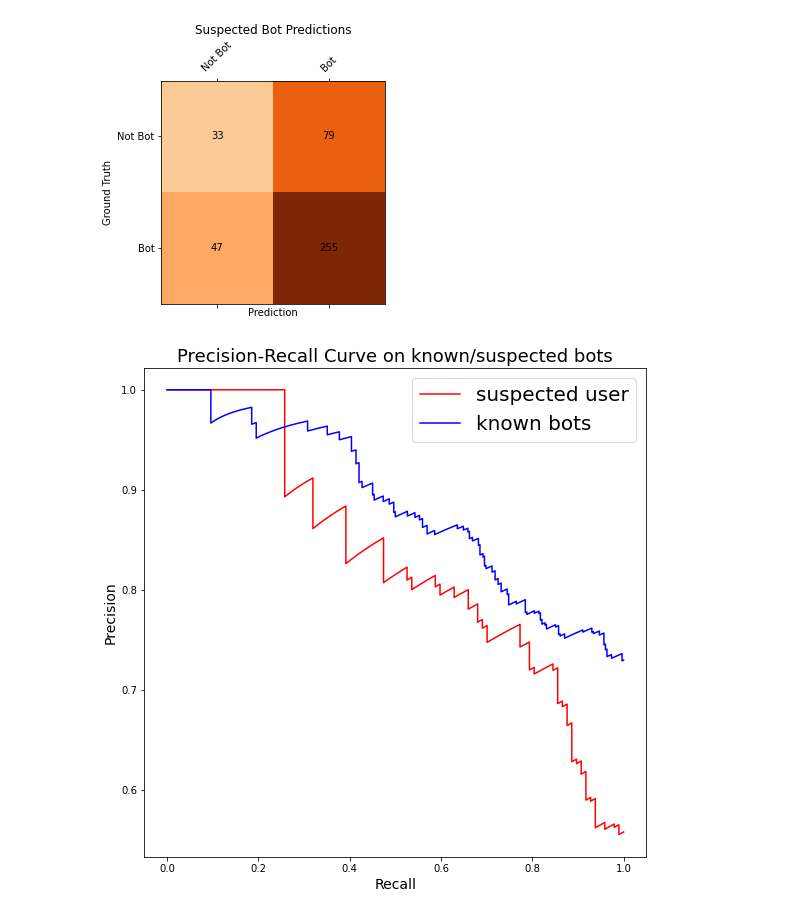
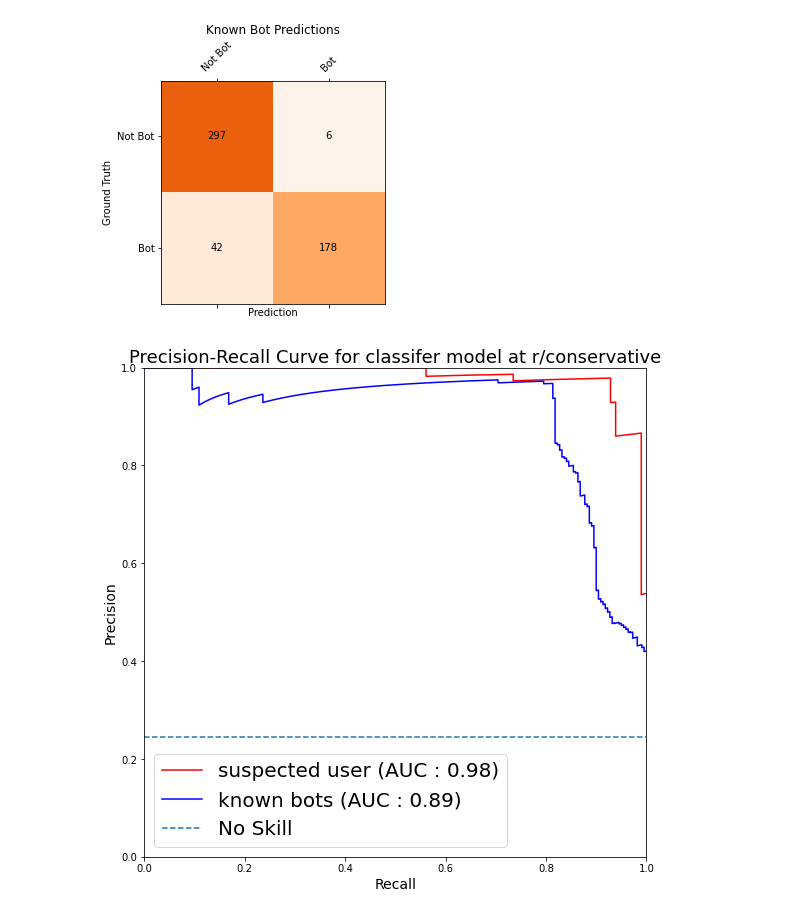
Before and after one commit to nateray42/DeCoBot, a Jupyter notebook: classifier.ipynb, the cells around one changed output. Saved outputs shown, nothing was run; the diff lists cells and outputs as text; code cells hidden in the pictures.

```diff
--- a/classifier.ipynb
+++ b/classifier.ipynb
@@ -112,9 +110,7 @@ df_sus
 def feature_extraction(df):
     df_copy = df.copy()
 #     df_copy.drop(columns=['avg_toxicity'])
-    for ind in df_copy.index:
-        df_copy['avg_comment_time_interval'][ind] = float(pd.to_timedelta(df_copy['avg_comment_time_interval'][ind]).total_seconds())
-        df_copy['avg_reply_speed'][ind] = float(pd.to_timedelta(df_copy['avg_reply_speed'][ind]).total_seconds())
+
 
     usernames = df_copy.values[:, 1]
     comment_karma = df_copy.values[:, 2]
@@ -126,8 +122,8 @@ def feature_extraction(df):
     time_interval = df_copy.values[:, 8]
     heuristics = df_copy.values[:, 9]
 
-    features = df_copy.values[:, 2:10]
-    labels = df_copy.values[:, 10]
+    features = df_copy.values[:, 1:9]
+    labels = df_copy.values[:, 9]
 
     return features, labels
 # %%
@@ -150,7 +146,7 @@ def train_df(df):
 
     return y_pred, y_test, y_score
 # %%
-def train_for_logit_df(df):
+def train_for_logit_df(df, df_type = 'sus'):
     features, labels = feature_extraction(df)
 
 
@@ -174,21 +170,24 @@ def train_for_logit_df(df):
     probabilities  = result.predict(X_test)
     y_pred = (probabilities >= 0.5).astype(int)
 
-    with open(f'summary.txt', 'w') as fh:
+    with open(f'summary_{df_type}.txt', 'w') as fh:
         fh.write(result.summary(xname=column_name).as_text())
 
-    return y_pred, y_test, probabilities
+    return y_pred, y_test, probabilities, result
 # %%
-def matrix(y_test, y_pred, cmap='Blues'):
+def matrix(y_test, y_pred, cmap='Blues', fig_type = 'sus'):
     matrix = confusion_matrix(y_test, y_pred)
 
 
     classes = ['Not Bot', 'Bot']
 
     plt.matshow(matrix, cmap=cmap)
-    plt.title('Suspected Bot Predictions')
+    if fig_type == 'sus':
+        plt.title('Suspected Bot Predictions')
+    else:
+        plt.title('Known Bot Predictions')
 #     plt.colorbar()
-    plt.clim(0,120)
+    plt.clim(0, 450)
     plt.ylabel('Ground Truth')
     plt.xlabel('Prediction')
 
@@ -199,5 +198,5 @@ def matrix(y_test, y_pred, cmap='Blues'):
         for j in range(len(classes)):
             plt.text(j, i, matrix[i, j], ha='center', va='center')
 
-    plt.savefig("confusion_matrix.png", dpi=600)
+    plt.savefig(f"confusion_matrix_{fig_type}.png", dpi=800, bbox_inches = "tight")
 # %%
@@ -231,3 +222,3 @@ avg_comment_time_interval -7.388e-08   4.23e-08     -1.745      0.081   -1.57e-0
 # %%
-y_pred_all, y_test_all, y_score_all = train_df(df_all)
+y_pred_all, y_test_all, y_score_all, known_model = train_for_logit_df(df_known_model, df_type = 'known')
 # %% [output]
@@ -249,23 +246,29 @@ matrix(y_test_sus, y_pred_sus)
 # %%
-matrix(y_test_all, y_pred_all, cmap="Oranges")
+matrix(y_test_all, y_pred_all, cmap="Oranges", fig_type = 'known')
 # %% [output]
-[figure, old version]
+[figure, new version]
 # %%
 precision_sus, recall_sus, thresholds_sus = precision_recall_curve(y_test_sus, y_score_sus)
 precision_all, recall_all, thresholds_all = precision_recall_curve(y_test_all, y_score_all)
 
 plt.figure(figsize=(9, 9))
-plt.plot(recall_sus, precision_sus, 'r', label='suspected user')
-plt.plot(recall_all, precision_all, 'b', label='known bots')
+plt.plot(recall_sus, precision_sus, 'r', label='suspected user (AUC : 0.98)')
+plt.plot(recall_all, precision_all, 'b', label='known bots (AUC : 0.89)')
+no_skill = len(y_test_sus[y_test_sus==1]) / len(y_test_sus)
+plt.plot([0, 1], [no_skill, no_skill], linestyle='--', label='No Skill')
 leg = plt.legend(prop={'size': 20})
 plt.xlabel("Recall", fontsize=14)
 plt.ylabel("Precision", fontsize=14)
-# plt.xlim([0, 1])
-# plt.ylim([0, 1])
-plt.title("Precision-Recall Curve on known/suspected bots", fontsize=18)
+
+plt.xlim([0, 1])
+plt.ylim([0, 1])
+plt.title("Precision-Recall Curve for classifer model at r/conservative", fontsize=18)
+
+plt.savefig(f"pr_curve.png", dpi=1200)
+
 plt.show()
 # %% [output]
-[figure, old version]
+[figure, new version]
 # %%
 auc(recall_sus, precision_sus)
 # %% [output]
```
Also changed, not shown: parts of 14 cells of this notebook.
